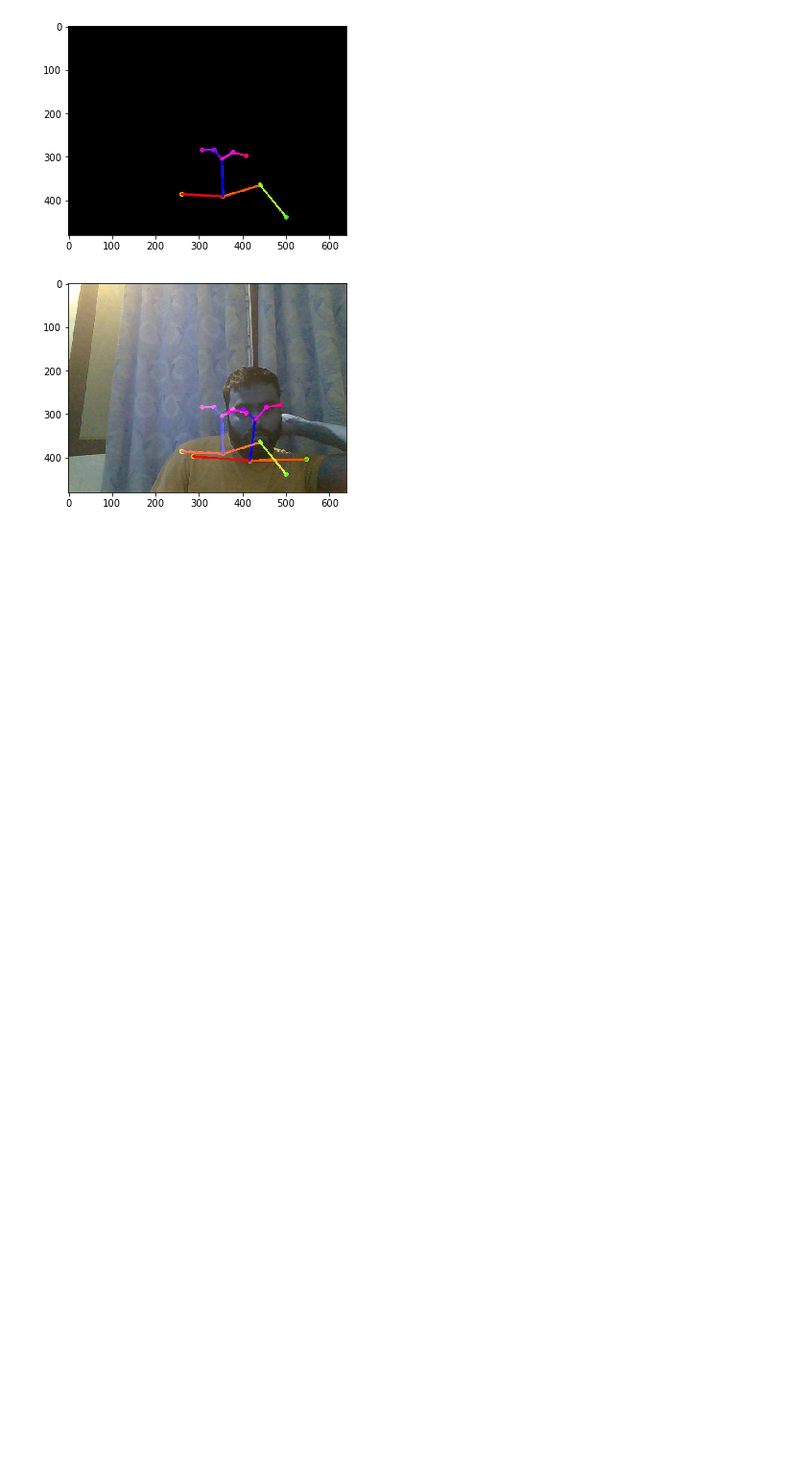
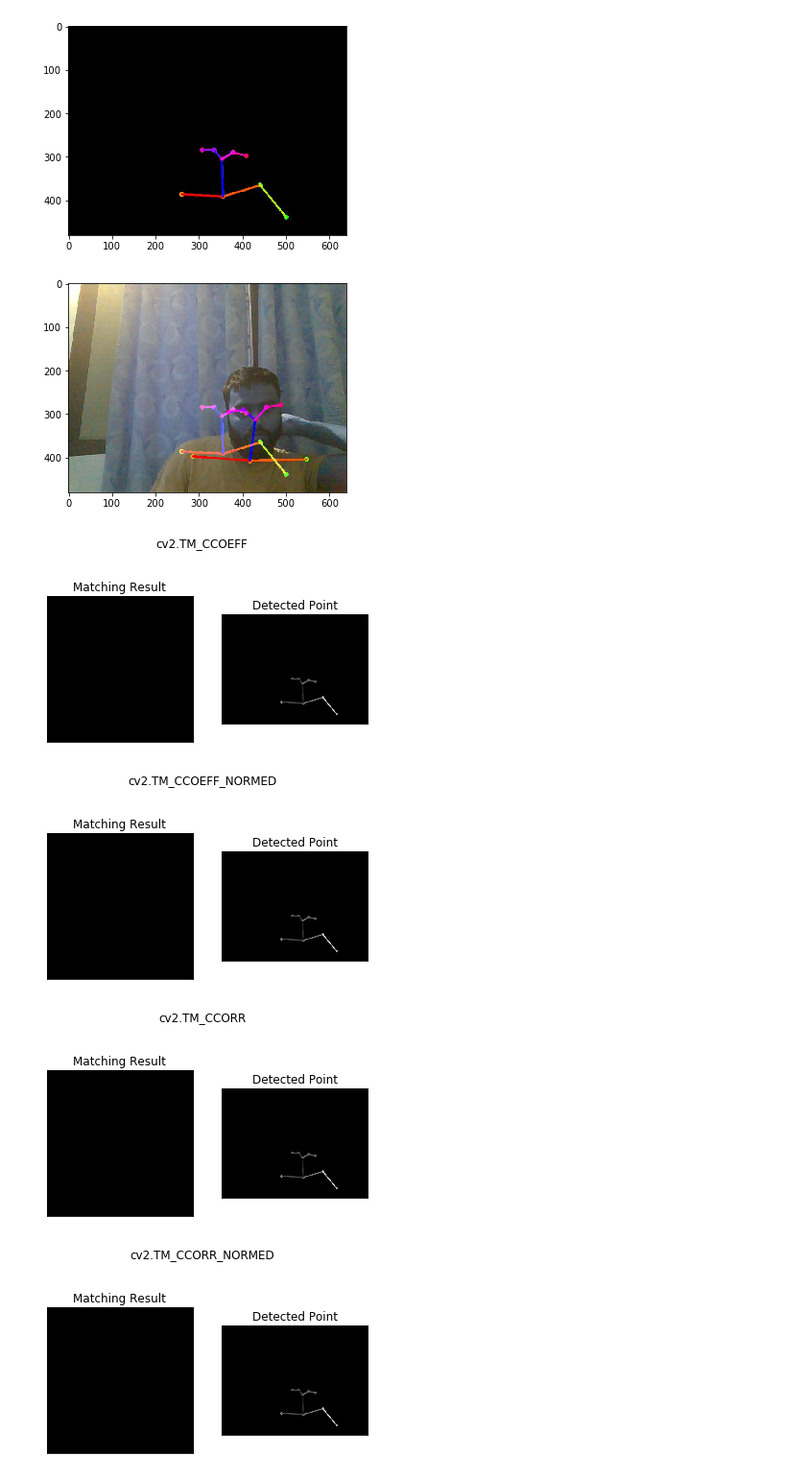
Before and after one commit to skshashankkumar41/tf-pose-estimation, a Jupyter notebook: testing.ipynb, the cells around one changed output. Shown: that part at 96% size. Saved outputs shown, nothing was run; the diff lists cells and outputs as text; code cells hidden in the pictures; blank space fills up the shorter version.

```diff
--- a/testing.ipynb
+++ b/testing.ipynb
@@ -32,3 +32,38 @@ plt.imshow(bit)
 plt.show()  # display it
 # %% [output]
 [figure]
+# %%
+import cv2
+import numpy as np
+from matplotlib import pyplot as plt
+img = cv2.imread('store.jpg',0)
+img2 = img.copy()
+template = cv2.imread('test2.jpg',0)
+w, h = template.shape[::-1]
+# All the 6 methods for comparison in a list
+methods = ['cv2.TM_CCOEFF', 'cv2.TM_CCOEFF_NORMED', 'cv2.TM_CCORR',
+        'cv2.TM_CCORR_NORMED', 'cv2.TM_SQDIFF', 'cv2.TM_SQDIFF_NORMED']
+for meth in methods:
+    img = img2.copy()
+    method = eval(meth)
+    # Apply template Matching
+    res = cv2.matchTemplate(img,template,method)
+    min_val, max_val, min_loc, max_loc = cv2.minMaxLoc(res)
+    # If the method is TM_SQDIFF or TM_SQDIFF_NORMED, take minimum
+    if method in [cv2.TM_SQDIFF, cv2.TM_SQDIFF_NORMED]:
+        top_left = min_loc
+    else:
+        top_left = max_loc
+    bottom_right = (top_left[0] + w, top_left[1] + h)
+    cv2.rectangle(img,top_left, bottom_right, 255, 2)
+    plt.subplot(121),plt.imshow(res,cmap = 'gray')
+    plt.title('Matching Result'), plt.xticks([]), plt.yticks([])
+    plt.subplot(122),plt.imshow(img,cmap = 'gray')
+    plt.title('Detected Point'), plt.xticks([]), plt.yticks([])
+    plt.suptitle(meth)
+    plt.show()
+# %% [output]
+[figure, added]
+[figure, added]
+[figure, added]
+[figure, added]
```
Also changed, not shown: parts of 3 cells of this notebook, 3 other files.
